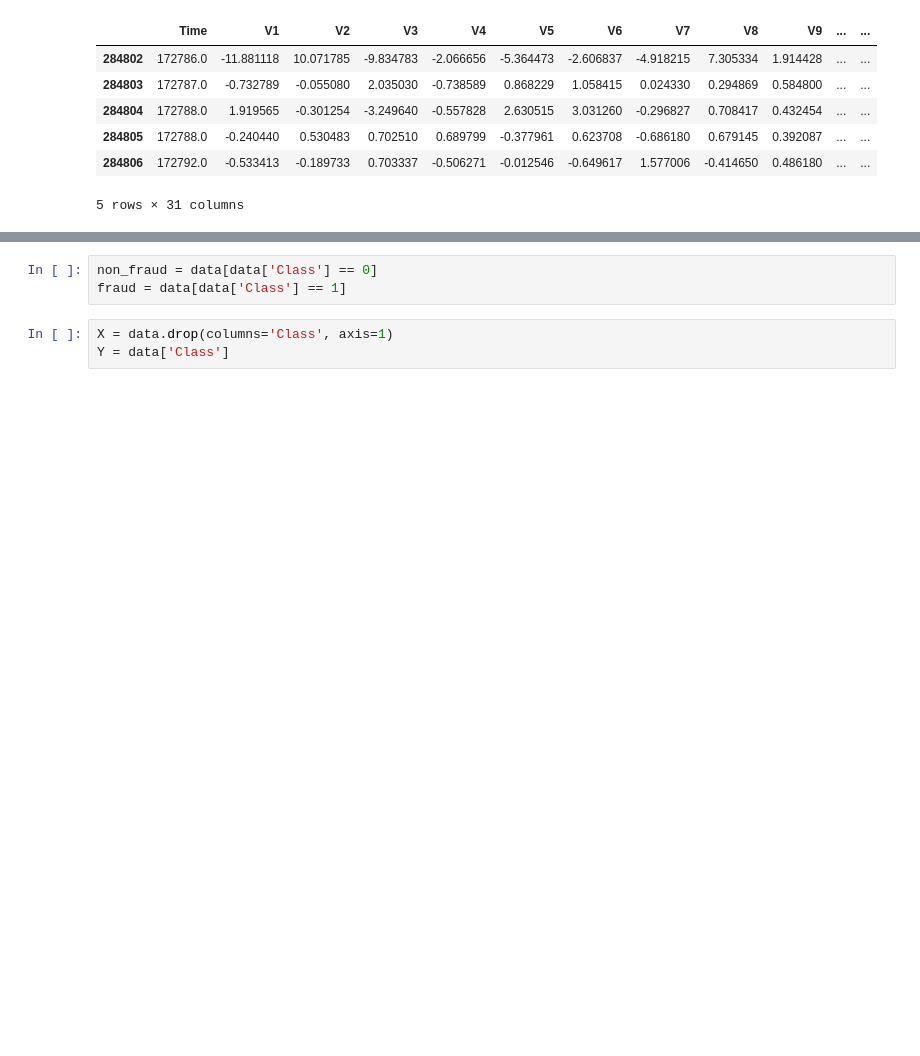
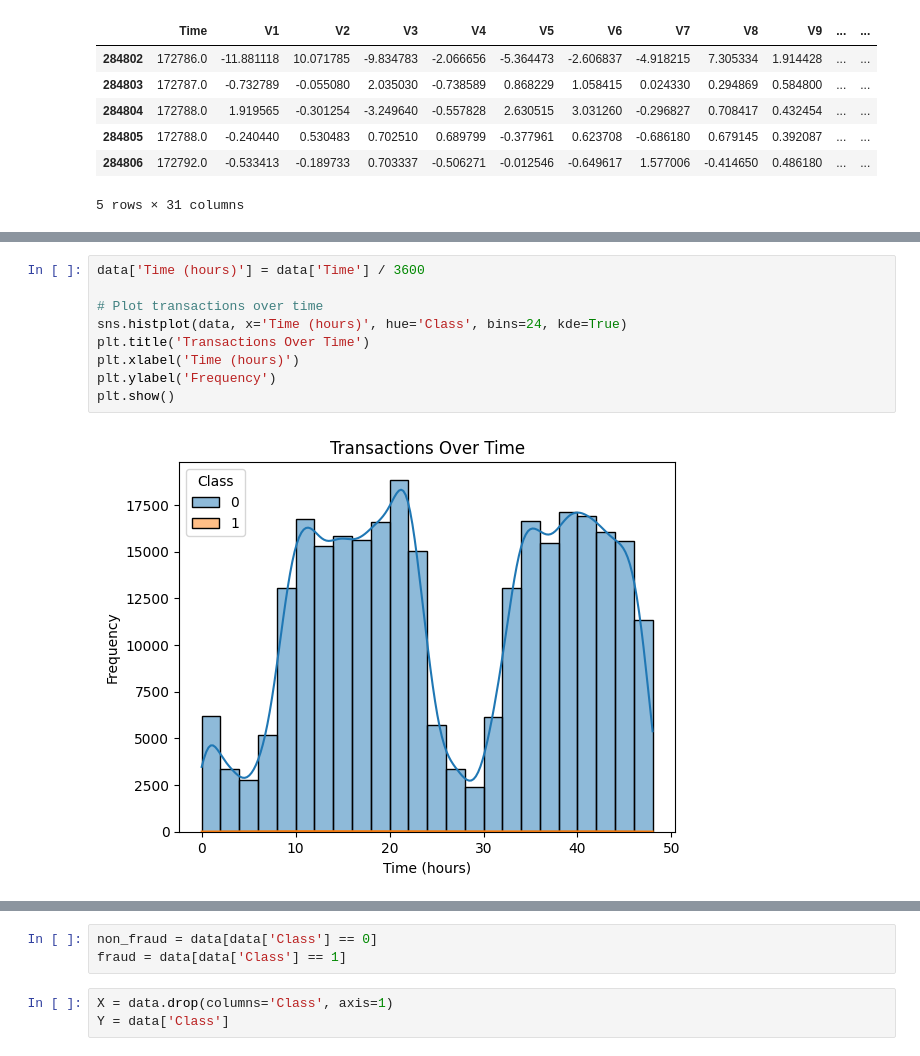
Before and after one commit to kaushal427/Credit-Card-Fraud-Detection, a Jupyter notebook: Combined.ipynb, the cells around one changed output, grey strips where cells are left out. Cells and saved outputs as stored; diff of their text form; blank space fills up the shorter version.

```diff
--- a/Combined.ipynb
+++ b/Combined.ipynb
@@ -41,0 +79,11 @@ data.tail()
+# %%
+data['Time (hours)'] = data['Time'] / 3600
+
+# Plot transactions over time
+sns.histplot(data, x='Time (hours)', hue='Class', bins=24, kde=True)
+plt.title('Transactions Over Time')
+plt.xlabel('Time (hours)')
+plt.ylabel('Frequency')
+plt.show()
+# %% [output]
+[figure, added]
```
Also changed, not shown: parts of 4 cells of this notebook, 1 other file.
